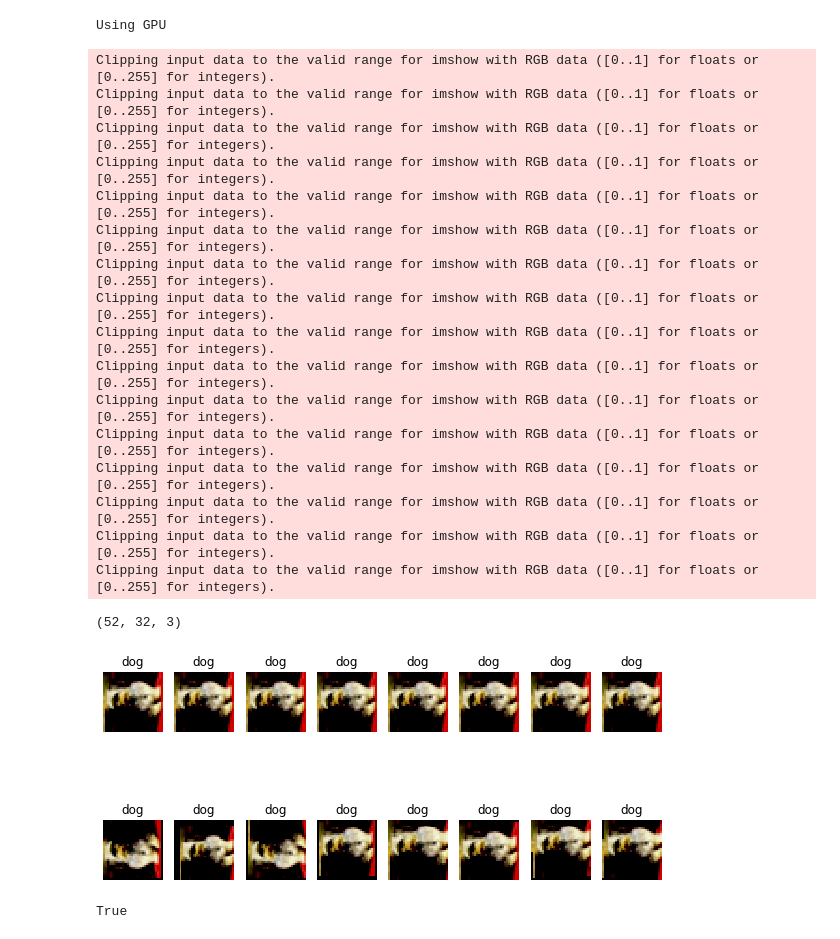
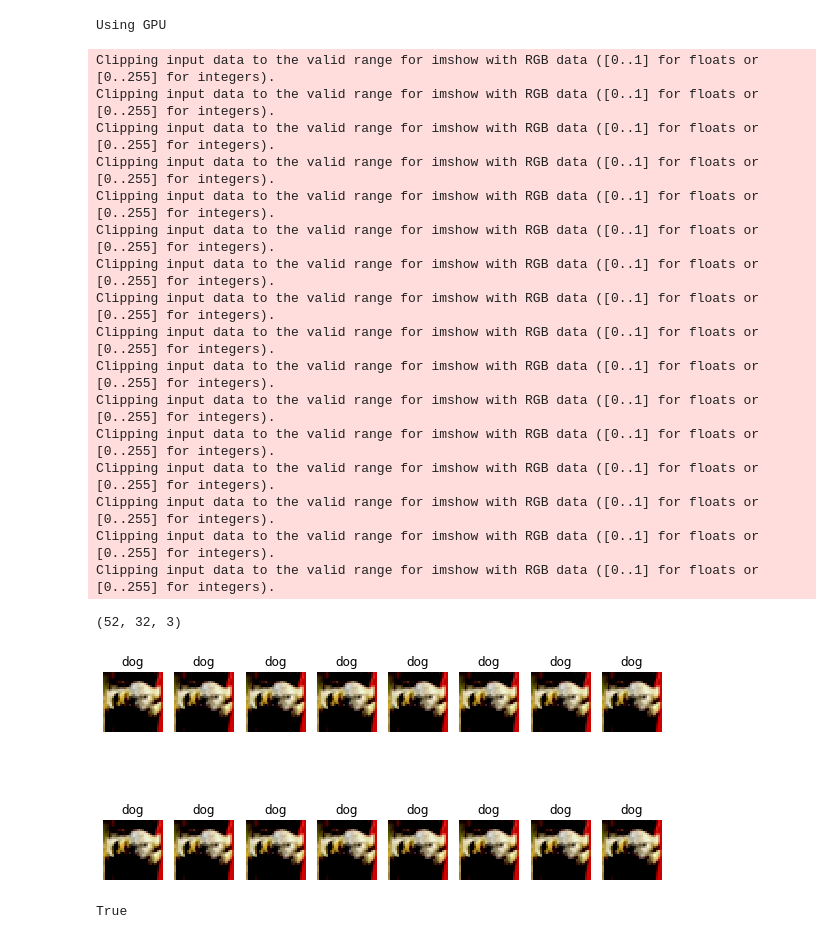
Before and after one commit to abf149/lab2-2022-abf149, a Jupyter notebook: workspace/lab2/lab2_sota_code.ipynb, the cells around one changed output. Drawn from its saved outputs; the diff is of its cells as text; code cells hidden in the pictures.

```diff
--- a/workspace/lab2/lab2_sota_code.ipynb
+++ b/workspace/lab2/lab2_sota_code.ipynb
@@ -96,7 +96,7 @@ trainset_noxform = CIFAR10Dataset(train_labels,train_images)
 trainset_noxform.apply_transform=False
 
 trainset_xform = CIFAR10Dataset(train_labels,train_images)
-trainset_xform.apply_transform=True
+trainset_xform.apply_transform=False
 
 trainloader = torch.utils.data.DataLoader(trainset_xform, batch_size=25, sampler=train_sampler, shuffle=False)
 
@@ -110,34 +110,34 @@ print(np.transpose(torch.nn.functional.pad(trainset_noxform[0][0],(10,10), "refl
 for idx in range(8):
     plt.subplot(2,8,idx+1)
     plt.imshow(np.transpose(trainset_noxform[1][0].numpy()))
     plt.title("%s" % (class_names[train_labels[1]]))
     plt.axis('off')
 
 # Transform
 for idx in range(8):
     plt.subplot(2,8,idx+9)
     plt.imshow(np.transpose(trainset_xform[1][0].numpy()))
     plt.title("%s" % (class_names[train_labels[1]]))
     plt.axis('off')
 # %% [output]
 Clipping input data to the valid range for imshow with RGB data ([0..1] for floats or [0..255] for integers).
 Clipping input data to the valid range for imshow with RGB data ([0..1] for floats or [0..255] for integers).
 Clipping input data to the valid range for imshow with RGB data ([0..1] for floats or [0..255] for integers).
 Clipping input data to the valid range for imshow with RGB data ([0..1] for floats or [0..255] for integers).
 Clipping input data to the valid range for imshow with RGB data ([0..1] for floats or [0..255] for integers).
 Clipping input data to the valid range for imshow with RGB data ([0..1] for floats or [0..255] for integers).
 Clipping input data to the valid range for imshow with RGB data ([0..1] for floats or [0..255] for integers).
 Clipping input data to the valid range for imshow with RGB data ([0..1] for floats or [0..255] for integers).
 Clipping input data to the valid range for imshow with RGB data ([0..1] for floats or [0..255] for integers).
 Clipping input data to the valid range for imshow with RGB data ([0..1] for floats or [0..255] for integers).
 Clipping input data to the valid range for imshow with RGB data ([0..1] for floats or [0..255] for integers).
 Clipping input data to the valid range for imshow with RGB data ([0..1] for floats or [0..255] for integers).
 Clipping input data to the valid range for imshow with RGB data ([0..1] for floats or [0..255] for integers).
 Clipping input data to the valid range for imshow with RGB data ([0..1] for floats or [0..255] for integers).
 Clipping input data to the valid range for imshow with RGB data ([0..1] for floats or [0..255] for integers).
 Clipping input data to the valid range for imshow with RGB data ([0..1] for floats or [0..255] for integers).
 (52, 32, 3)
-[figure, old version]
+[figure, new version]
 # %%
 np.any(trainset_noxform[0][0].numpy()>0)
 # %% [output]
```
Also changed, not shown: parts of 3 cells of this notebook, 2 other files.
